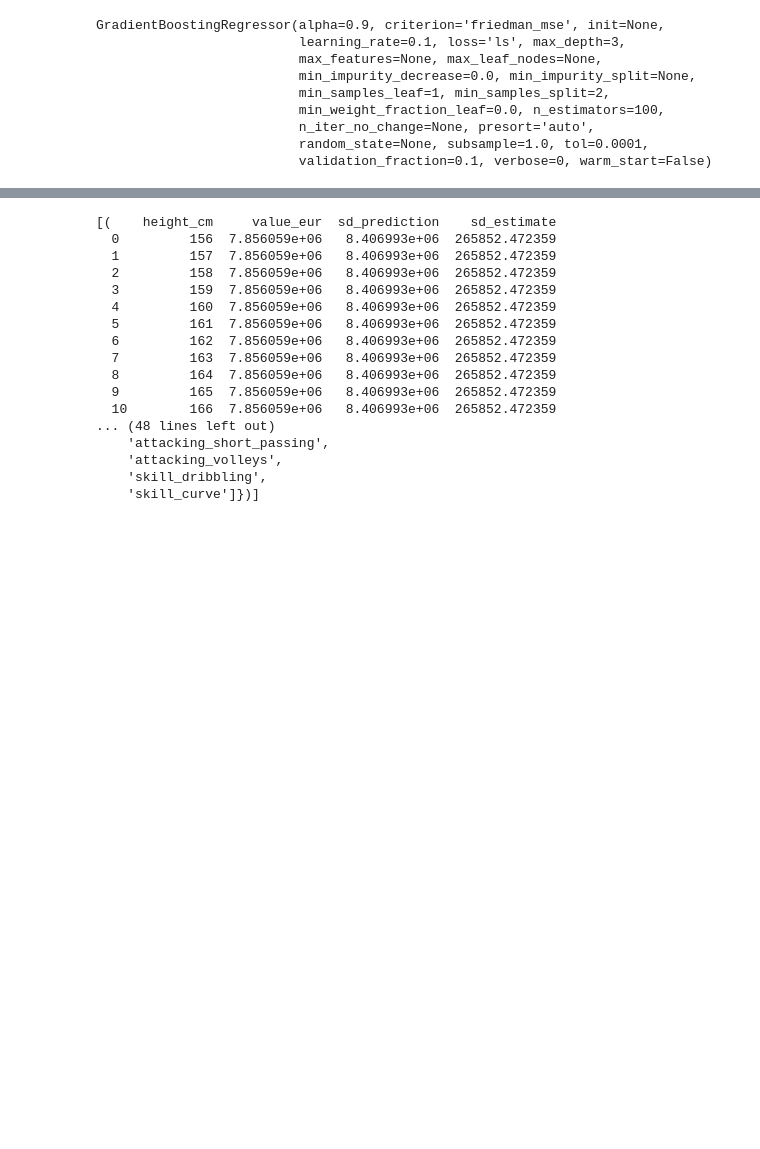
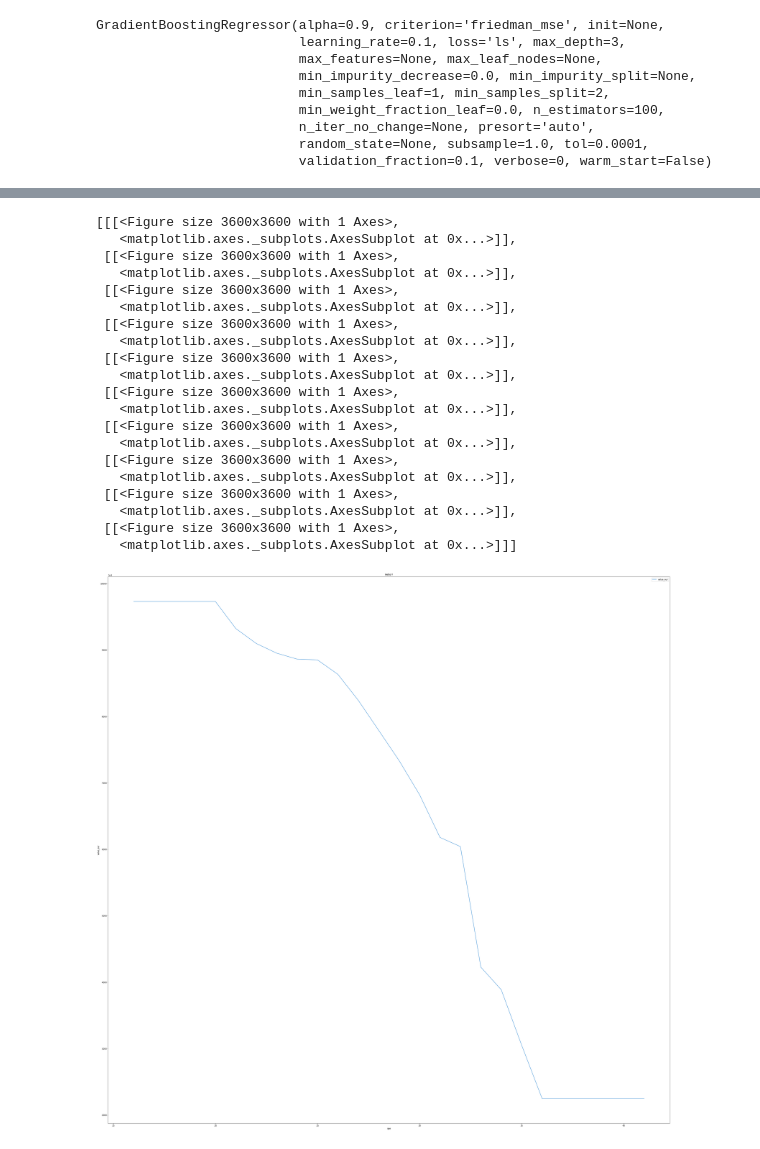
Before and after one commit to deveshcode/DevExplainer, a Jupyter notebook: Base.ipynb, the cells around one changed output, grey strips where cells are left out. Drawn from its saved outputs; the diff is of its cells as text; code cells hidden in the pictures; blank space fills up the shorter version.

```diff
--- a/Base.ipynb
+++ b/Base.ipynb
@@ -33,7 +33,7 @@ class DevExplainer:
         >>> interpreter.partial_dependence([feature_id1, feature_id2], regressor.predict)
     """
 
-    def __init__(self, model_obj, x_train, y_train, model_type="classification", log_level=10, features=None, selective_features=None, target=None, unique_values = None, prediction_fn=None, sample=False):
+    def __init__(self, model_obj, x_train, y_train, model_type="classification", log_level=50, features=None, selective_features=None, target=None, unique_values = None, prediction_fn=None, sample=False):
         self.model = self.verify_model(model_obj)
         self.x_train = self.verify_data(x_train)
         self.y_train = self.verify_data(y_train)
@@ -229,12 +229,9 @@ explainer_obj = DevExplainer(
     model_obj = model_obj,
     x_train = x_dataset,
     y_train = y_dataset,
-    model_type = "Regression",
-    log_level = 50,
-    sample = True,
-    selective_features = ['height_cm']
+    model_type = "Regression"
 )
-# explainer_obj.partial_dependence_plot()
+explainer_obj.partial_dependence_plot()
 # explainer_obj.partial_dependence_values()
 # %% [output]
 Model Object Type :  <class 'sklearn.ensemble.gradient_boosting.GradientBoostingRegressor'>
@@ -257,17 +254,21 @@ Checking if predict exists : True
-[(    height_cm     value_eur  sd_prediction    sd_estimate
-  0         156  7.856059e+06   8.406993e+06  265852.472359
-  1         157  7.856059e+06   8.406993e+06  265852.472359
-  2         158  7.856059e+06   8.406993e+06  265852.472359
-  3         159  7.856059e+06   8.406993e+06  265852.472359
-  4         160  7.856059e+06   8.406993e+06  265852.472359
-  5         161  7.856059e+06   8.406993e+06  265852.472359
-  6         162  7.856059e+06   8.406993e+06  265852.472359
-  7         163  7.856059e+06   8.406993e+06  265852.472359
-  8         164  7.856059e+06   8.406993e+06  265852.472359
-  9         165  7.856059e+06   8.406993e+06  265852.472359
-  10        166  7.856059e+06   8.406993e+06  265852.472359
-... (48 lines left out)
-    'attacking_short_passing',
-    'attacking_volleys',
-    'skill_dribbling',
-    'skill_curve']})]
+[[[<Figure size 3600x3600 with 1 Axes>,
+   <matplotlib.axes._subplots.AxesSubplot at 0x...>]],
+ [[<Figure size 3600x3600 with 1 Axes>,
+   <matplotlib.axes._subplots.AxesSubplot at 0x...>]],
+ [[<Figure size 3600x3600 with 1 Axes>,
+   <matplotlib.axes._subplots.AxesSubplot at 0x...>]],
+ [[<Figure size 3600x3600 with 1 Axes>,
+   <matplotlib.axes._subplots.AxesSubplot at 0x...>]],
+ [[<Figure size 3600x3600 with 1 Axes>,
+   <matplotlib.axes._subplots.AxesSubplot at 0x...>]],
+ [[<Figure size 3600x3600 with 1 Axes>,
+   <matplotlib.axes._subplots.AxesSubplot at 0x...>]],
+ [[<Figure size 3600x3600 with 1 Axes>,
+   <matplotlib.axes._subplots.AxesSubplot at 0x...>]],
+ [[<Figure size 3600x3600 with 1 Axes>,
+   <matplotlib.axes._subplots.AxesSubplot at 0x...>]],
+ [[<Figure size 3600x3600 with 1 Axes>,
+   <matplotlib.axes._subplots.AxesSubplot at 0x...>]],
+ [[<Figure size 3600x3600 with 1 Axes>,
+   <matplotlib.axes._subplots.AxesSubplot at 0x...>]]]
+[figure, added]
```
Also changed, not shown: parts of 1 cell of this notebook.
